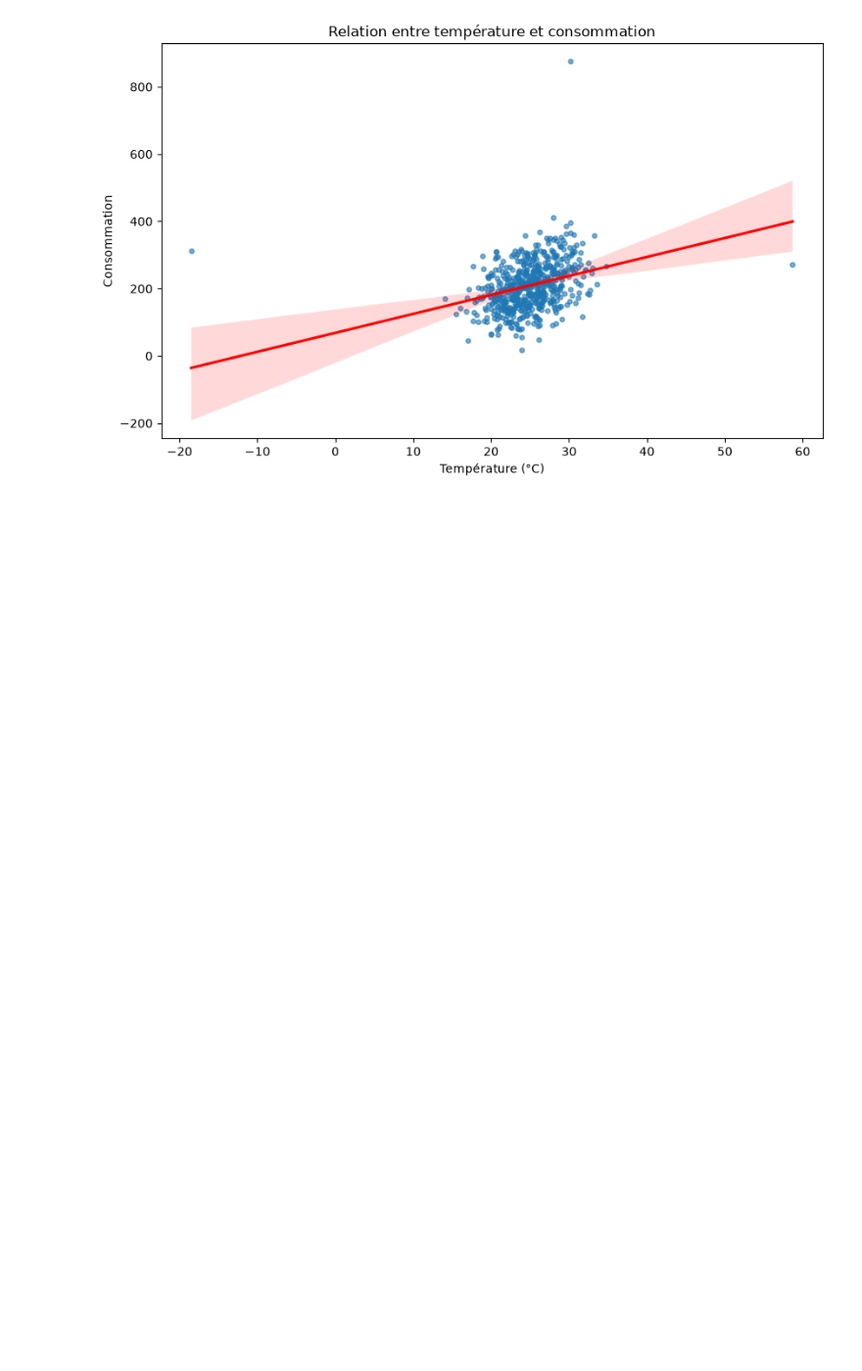
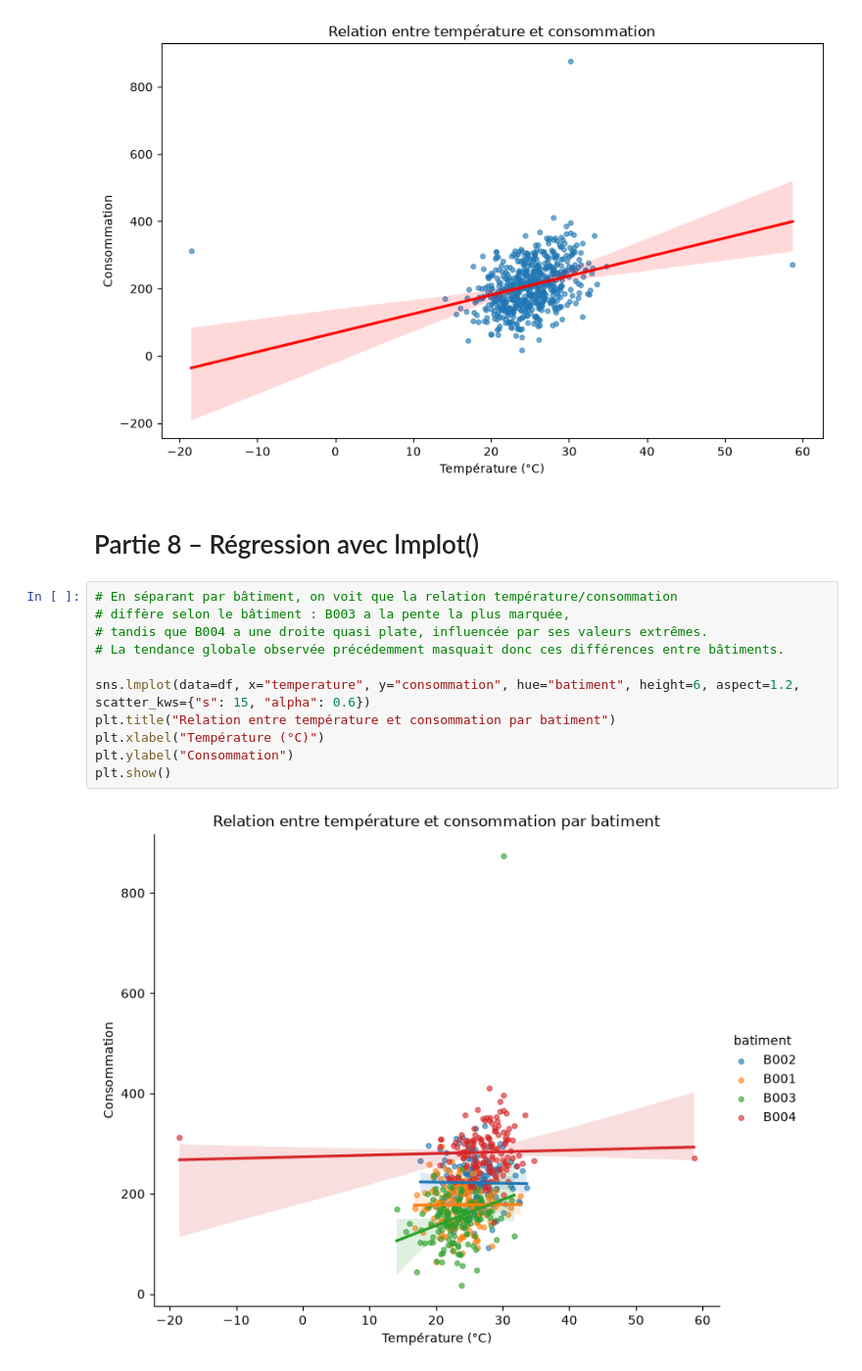
Before and after one commit to Atou-D10/atelier_seaborn_iot, a Jupyter notebook: notebooks/atelier_seaborn_iot.ipynb, the cells around one changed output. Shown at 98% size. Drawn from its saved outputs; the diff is of its cells as text; blank space fills up the shorter version.

Commit message:
Partie 8: lmplot temperature/consommation par batiment + observations

```diff
--- a/notebooks/atelier_seaborn_iot.ipynb
+++ b/notebooks/atelier_seaborn_iot.ipynb
@@ -380,3 +380,18 @@ plt.ylabel("Consommation")
 plt.show()
 # %% [output]
 [figure]
+# %% [markdown]
+# Partie 8 – Régression avec lmplot()
+# %%
+# En séparant par bâtiment, on voit que la relation température/consommation
+# diffère selon le bâtiment : B003 a la pente la plus marquée,
+# tandis que B004 a une droite quasi plate, influencée par ses valeurs extrêmes.
+# La tendance globale observée précédemment masquait donc ces différences entre bâtiments.
+
+sns.lmplot(data=df, x="temperature", y="consommation", hue="batiment", height=6, aspect=1.2, scatter_kws={"s": 15, "alpha": 0.6})
+plt.title("Relation entre température et consommation par batiment")
+plt.xlabel("Température (°C)")
+plt.ylabel("Consommation")
+plt.show()
+# %% [output]
+[figure, added]
```
